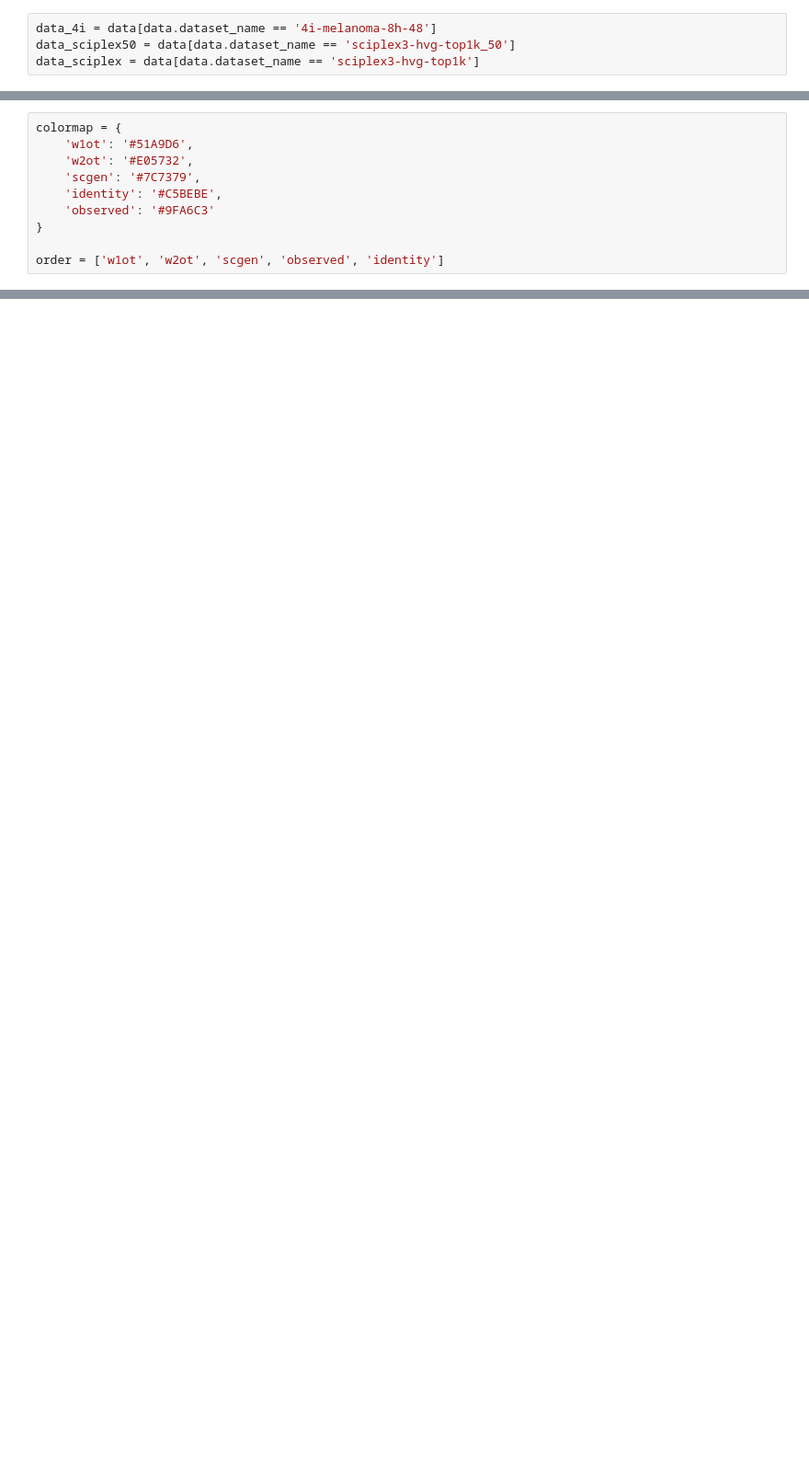
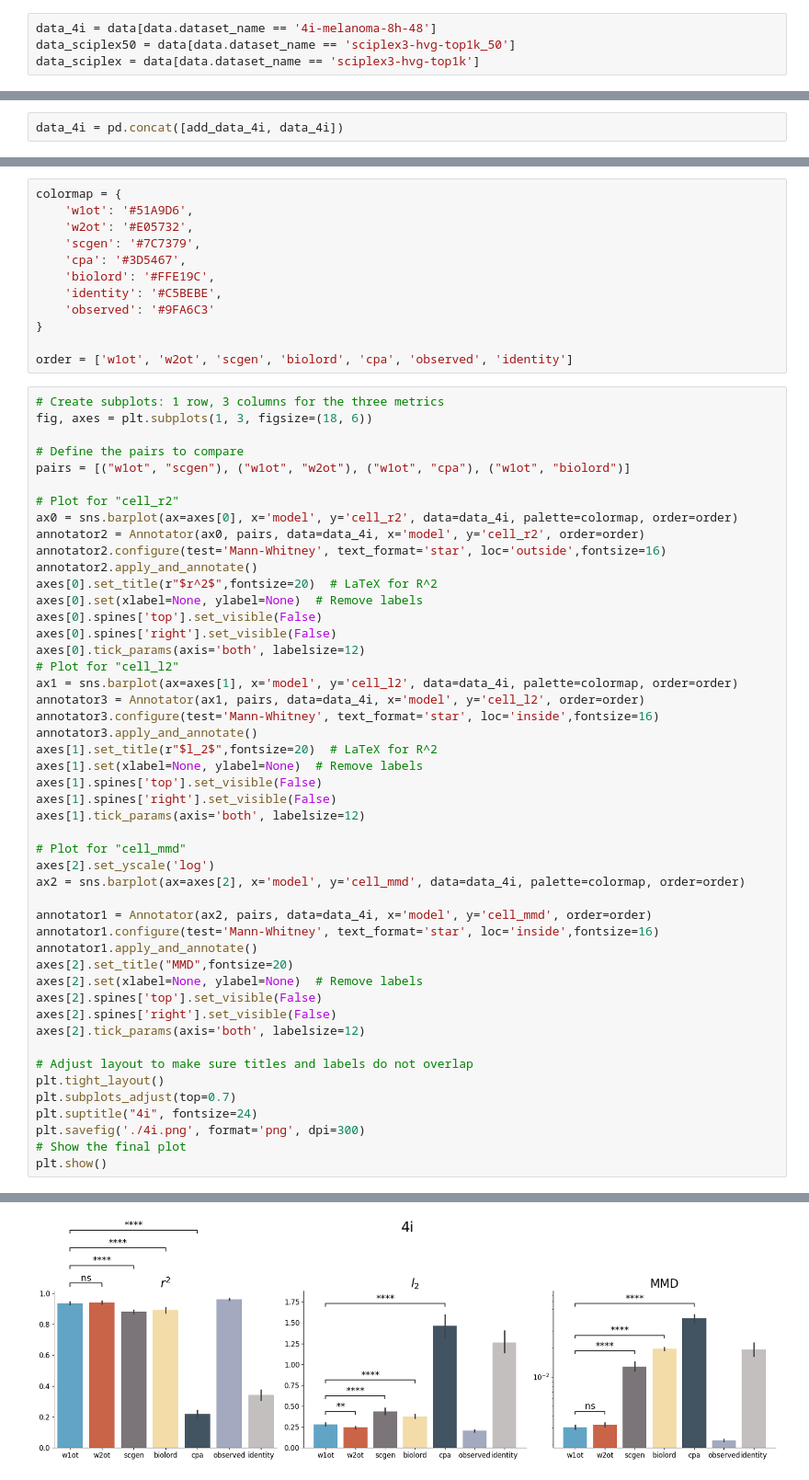
Before and after one commit to poseidonchan/w1ot, a Jupyter notebook: Experiments/fig3&4.ipynb, the cells around one changed output, grey strips where cells are left out. Shown at 92% size. Cells and saved outputs as stored; diff of their text form; blank space fills up the shorter version.

```diff
--- a/Experiments/fig3&4.ipynb
+++ b/Experiments/fig3&4.ipynb
@@ -10,0 +25,2 @@ data_sciplex = data[data.dataset_name == 'sciplex3-hvg-top1k']
+# %%
+data_4i = pd.concat([add_data_4i, data_4i])
@@ -13,8 +33,59 @@ colormap = {
     'w1ot': '#51A9D6',
     'w2ot': '#E05732',
     'scgen': '#7C7379',
+    'cpa': '#3D5467',
+    'biolord': '#FFE19C',
     'identity': '#C5BEBE',
     'observed': '#9FA6C3'
 }
 
-order = ['w1ot', 'w2ot', 'scgen', 'observed', 'identity']
+order = ['w1ot', 'w2ot', 'scgen', 'biolord', 'cpa', 'observed', 'identity']
+# %%
+# Create subplots: 1 row, 3 columns for the three metrics
+fig, axes = plt.subplots(1, 3, figsize=(18, 6))
+
+# Define the pairs to compare
+pairs = [("w1ot", "scgen"), ("w1ot", "w2ot"), ("w1ot", "cpa"), ("w1ot", "biolord")]
+
+# Plot for "cell_r2"
+ax0 = sns.barplot(ax=axes[0], x='model', y='cell_r2', data=data_4i, palette=colormap, order=order)
+annotator2 = Annotator(ax0, pairs, data=data_4i, x='model', y='cell_r2', order=order)
+annotator2.configure(test='Mann-Whitney', text_format='star', loc='outside',fontsize=16)
+annotator2.apply_and_annotate()
+axes[0].set_title(r"$r^2$",fontsize=20)  # LaTeX for R^2
+axes[0].set(xlabel=None, ylabel=None)  # Remove labels
+axes[0].spines['top'].set_visible(False)
+axes[0].spines['right'].set_visible(False)
+axes[0].tick_params(axis='both', labelsize=12)
+# Plot for "cell_l2"
+ax1 = sns.barplot(ax=axes[1], x='model', y='cell_l2', data=data_4i, palette=colormap, order=order)
+annotator3 = Annotator(ax1, pairs, data=data_4i, x='model', y='cell_l2', order=order)
+annotator3.configure(test='Mann-Whitney', text_format='star', loc='inside',fontsize=16)
+annotator3.apply_and_annotate()
+axes[1].set_title(r"$l_2$",fontsize=20)  # LaTeX for R^2
+axes[1].set(xlabel=None, ylabel=None)  # Remove labels
+axes[1].spines['top'].set_visible(False)
+axes[1].spines['right'].set_visible(False)
+axes[1].tick_params(axis='both', labelsize=12)
+
+# Plot for "cell_mmd"
+axes[2].set_yscale('log')
+ax2 = sns.barplot(ax=axes[2], x='model', y='cell_mmd', data=data_4i, palette=colormap, order=order)
+
+annotator1 = Annotator(ax2, pairs, data=data_4i, x='model', y='cell_mmd', order=order)
+annotator1.configure(test='Mann-Whitney', text_format='star', loc='inside',fontsize=16)
+annotator1.apply_and_annotate()
+axes[2].set_title("MMD",fontsize=20)
+axes[2].set(xlabel=None, ylabel=None)  # Remove labels
+axes[2].spines['top'].set_visible(False)
+axes[2].spines['right'].set_visible(False)
+axes[2].tick_params(axis='both', labelsize=12)
+
+# Adjust layout to make sure titles and labels do not overlap
+plt.tight_layout()
+plt.subplots_adjust(top=0.7)
+plt.suptitle("4i", fontsize=24)
+plt.savefig('./4i.png', format='png', dpi=300)
+# Show the final plot
+plt.show()
+# %% [output]
@@ -20,0 +134 @@ order = ['w1ot', 'w2ot', 'scgen', 'observed', 'identity']
+[figure, added]
```
Also changed, not shown: parts of 21 cells of this notebook, 38 other files.
